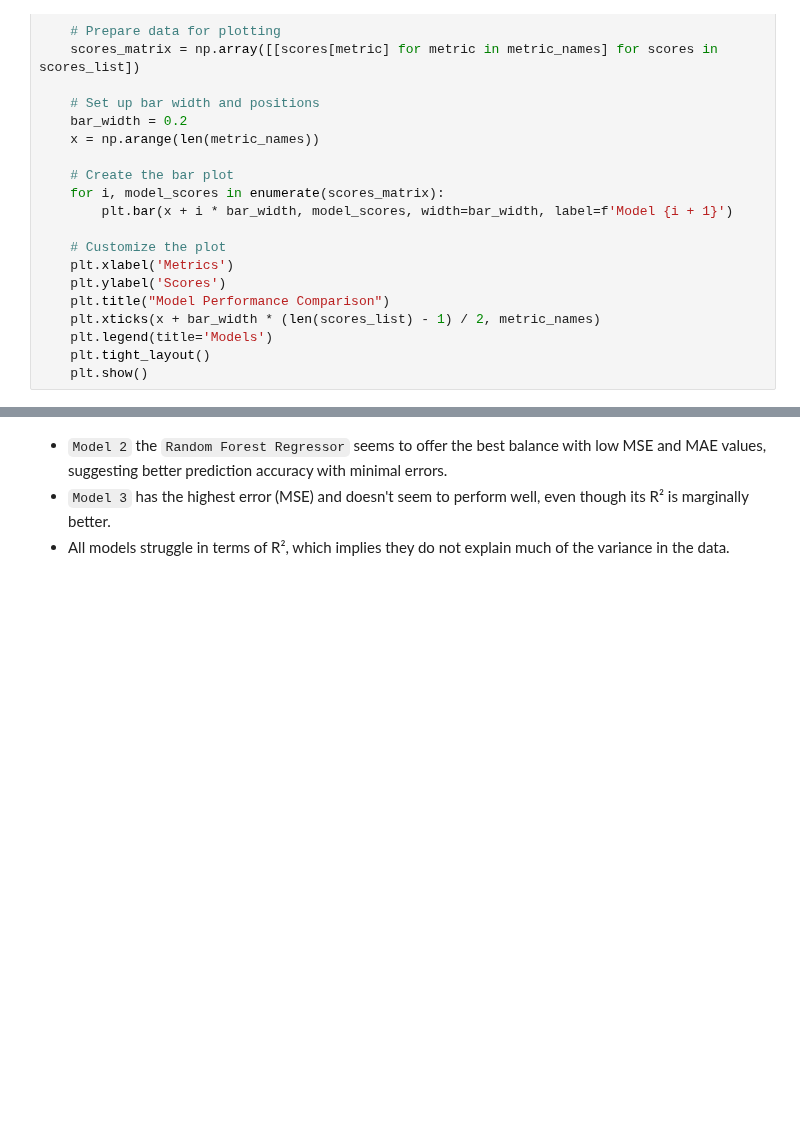
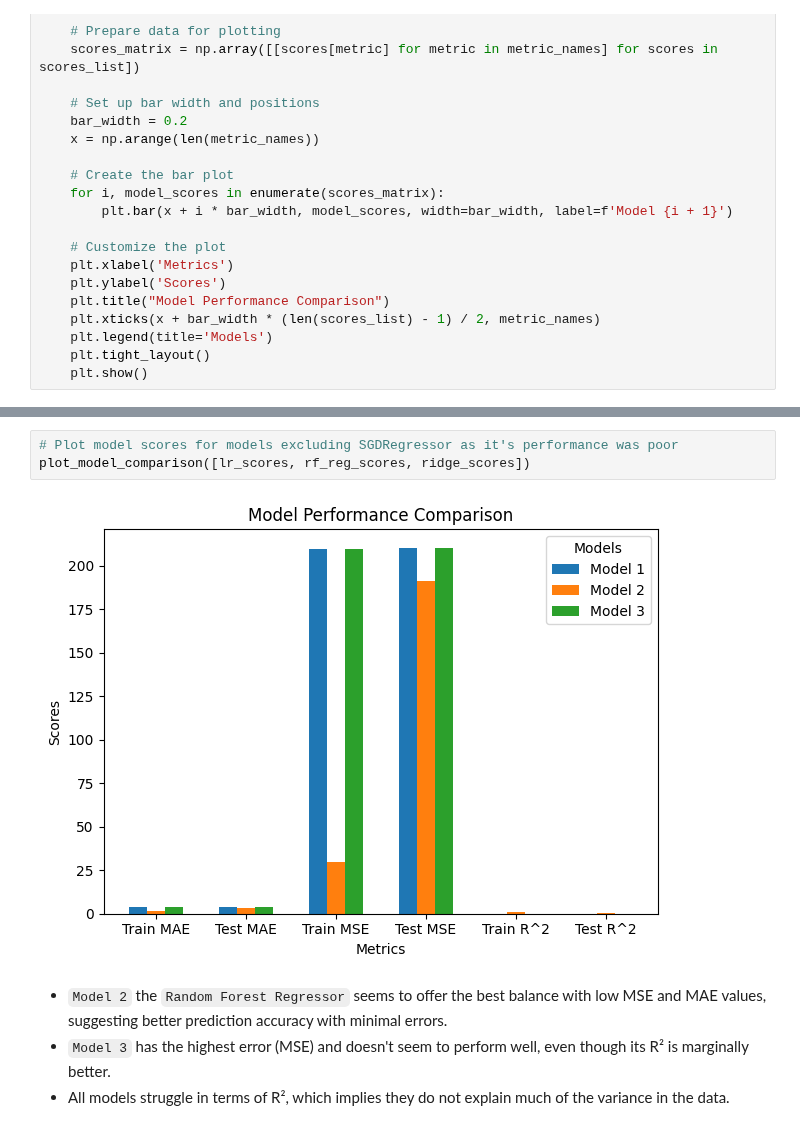
Before and after one commit to mlsanigeria/nigeria-crime-trends, a Jupyter notebook: experimentation_MariaMahmood18/nigeria_crime_modelling.ipynb, the cells around one changed output, grey strips where cells are left out. Drawn from its saved outputs; the diff is of its cells as text; blank space fills up the shorter version.

```diff
--- a/experimentation_MariaMahmood18/nigeria_crime_modelling.ipynb
+++ b/experimentation_MariaMahmood18/nigeria_crime_modelling.ipynb
@@ -400,3 +400,8 @@ plot_model_comparison([lr_scores, rf_reg_scores, sgd_scores, ridge_scores])
+# %%
+# Plot model scores for models excluding SGDRegressor as it's performance was poor
+plot_model_comparison([lr_scores, rf_reg_scores, ridge_scores])
+# %% [output]
+[figure, added]
 # %% [markdown]
 + `Model 2` the `Random Forest Regressor` seems to offer the best balance with low MSE and MAE values, suggesting better prediction accuracy with minimal errors.
 + `Model 3` has the highest error (MSE) and doesn't seem to perform well, even though its R² is marginally better.
```
Also changed, not shown: parts of 22 cells of this notebook, 2 other files.
